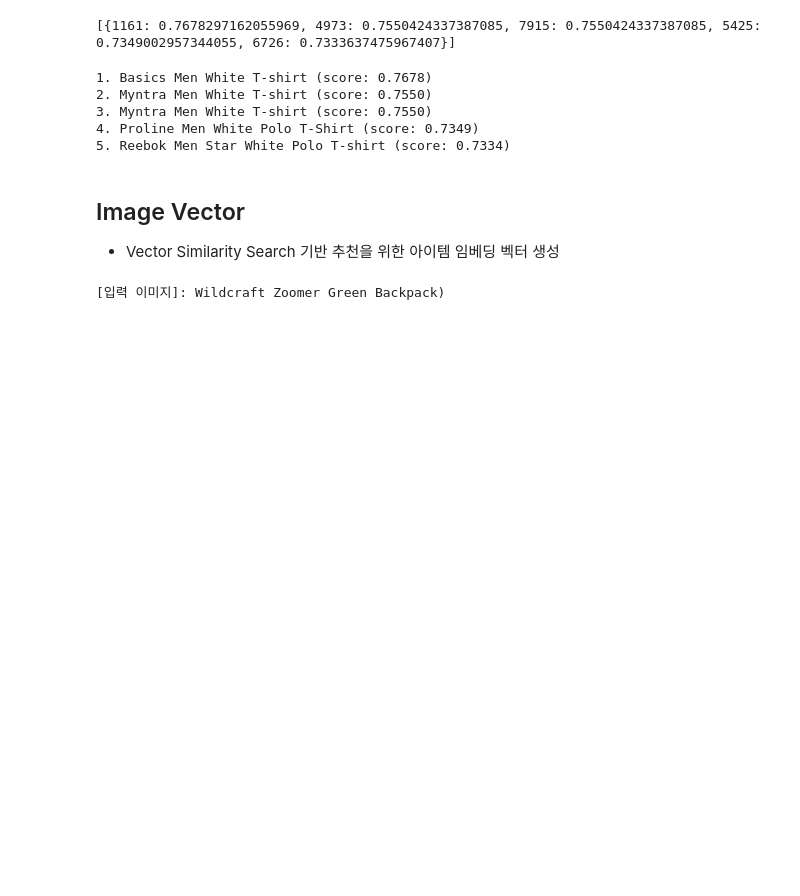
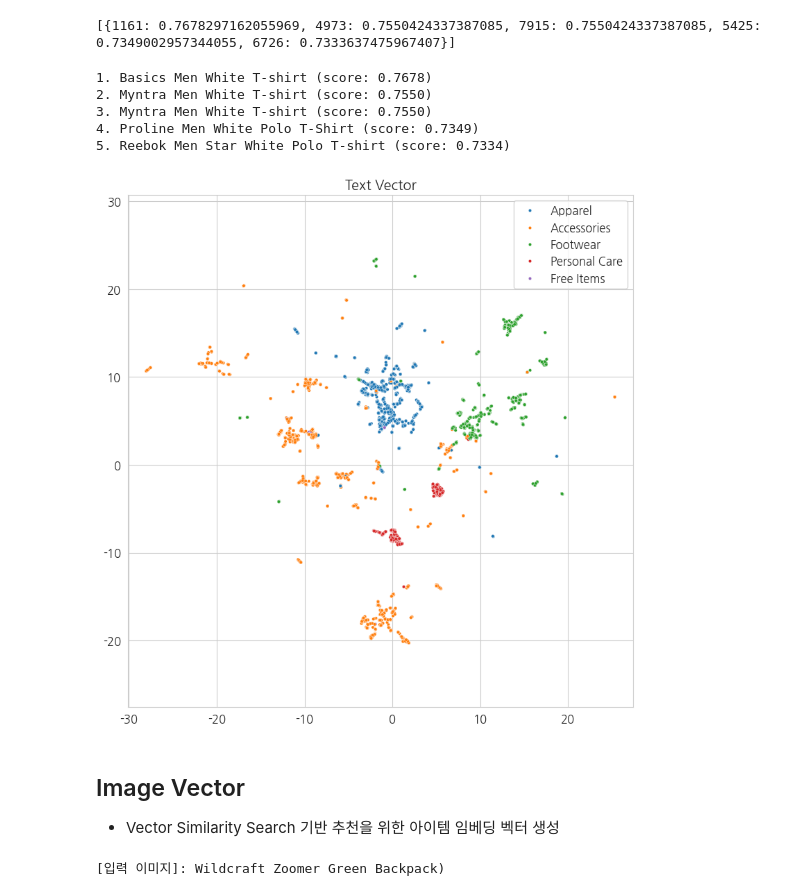
Before and after one commit to yg-hwang/recsys, a Jupyter notebook: 2_dataset/2_1_metadata_preprocess.ipynb, the cells around one changed output. Drawn from its saved outputs; the diff is of its cells as text; code cells hidden in the pictures; blank space fills up the shorter version.

```diff
--- a/2_dataset/2_1_metadata_preprocess.ipynb
+++ b/2_dataset/2_1_metadata_preprocess.ipynb
@@ -152,12 +179,10 @@ model = SentenceTransformer("all-mpnet-base-v2")
 
 # 아이템 제목을 벡터로 변환
 text_vectors = model.encode(df_item["name"].tolist(), normalize_embeddings=True)
-text_vectors = np.array(text_vectors).astype("float32")
-
-# FAISS 인덱스 생성 (내적 기반 유사도)
-dim = text_vectors.shape[1]
-print(f"임베딩 차원: {dim}")
-text_index = faiss.IndexFlatIP(dim)  # Inner Product (코사인 유사도용)
-text_index.add(text_vectors)
-
-item_id_map = {i: item_id for i, item_id in enumerate(df_item["item_id"].tolist())}
+df_text_vectors = pd.DataFrame(
+    {
+        "item_id": df_item["item_id"].tolist(),
+        "text_vector": [vec.tolist() for vec in text_vectors],
+    }
+)
+df_text_vectors.to_parquet(paths.text_vectors_path)
@@ -186,6 +211,35 @@ for rnk, (item_idx, score) in enumerate(result[0].items()):
 3. Myntra Men White T-shirt (score: 0.7550)
 4. Proline Men White Polo T-Shirt (score: 0.7349)
 5. Reebok Men Star White Polo T-shirt (score: 0.7334)
+# %%
+# UMAP 기반 차원 축소
+# - metric="cosine": 임베딩 간 코사인 거리 기준으로 구조를 보존
+reducer = umap.UMAP(metric="cosine", n_neighbors=30, n_components=2, random_state=42)
+
+# 벡터 차원 축소 (예: 768차원 -> 2차원)
+embeddings = reducer.fit_transform(text_vectors)
+# %%
+plt.figure(figsize=(8, 8))
+
+# UMAP 결과를 산점도로 표현
+# - x축: 축소된 첫 번째 차원
+# - y축: 축소된 두 번째 차원
+# - s=10: 점 크기
+# - legend=Ture: 범례 사용
+df_tmp = df_text_vectors.merge(df_item, on="item_id", how="left")
+hue = df_tmp["master_category"].tolist()
+sns.scatterplot(x=embeddings[:, 0], y=embeddings[:, 1], s=10, legend=True, hue=hue)
+
+# 축 비율을 동일하게 설정 (왜곡 방지)
+plt.gca().set_aspect("equal", "datalim")
+
+# 여백 자동 조정
+plt.tight_layout()
+
+plt.title("Text Vector")
+plt.show()
+# %% [output]
+[figure, added]
 # %% [markdown]
 ## Image Vector
 - Vector Similarity Search 기반 추천을 위한 아이템 임베딩 벡터 생성
```
Also changed, not shown: parts of 11 cells of this notebook, 10 other files.
